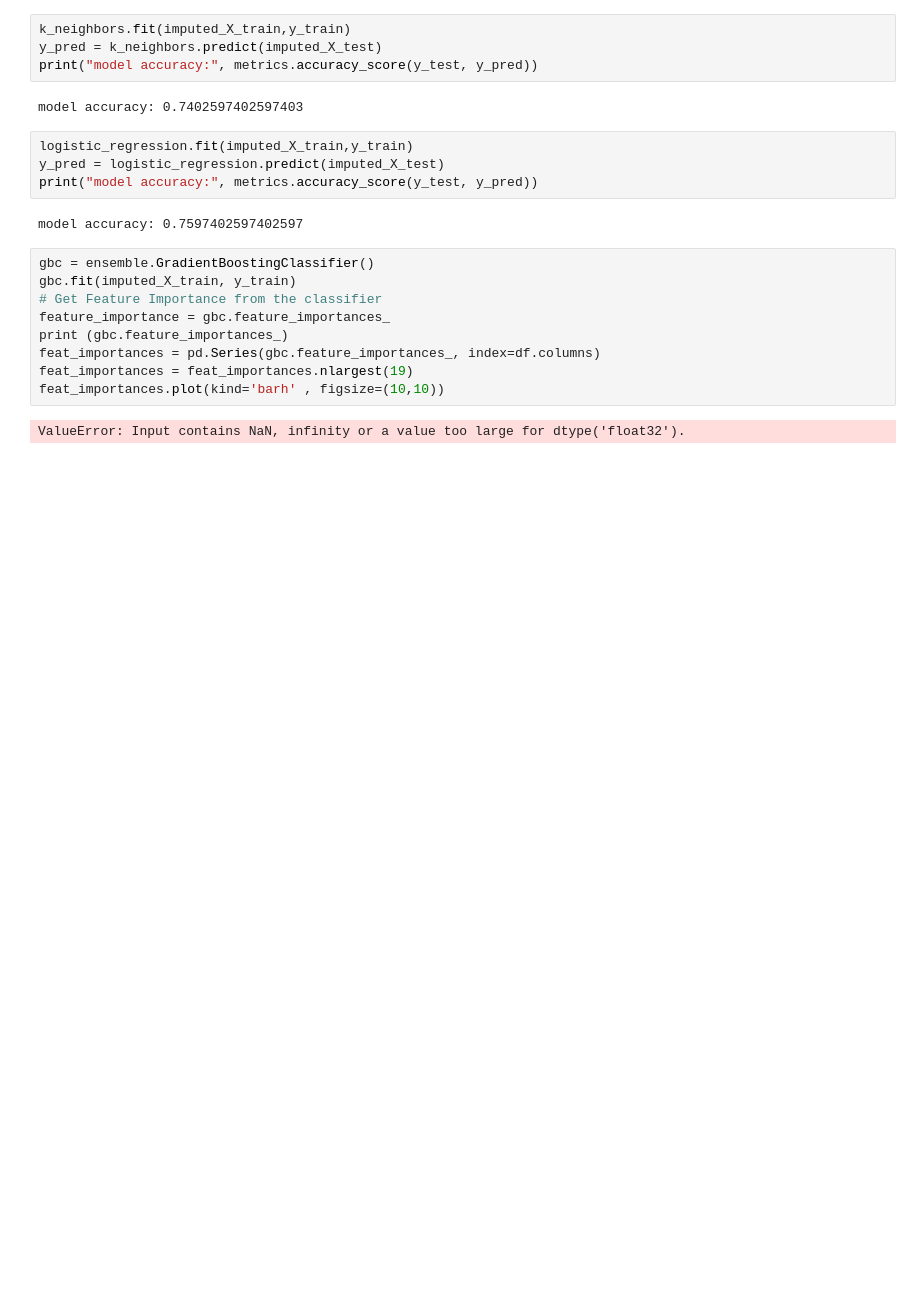
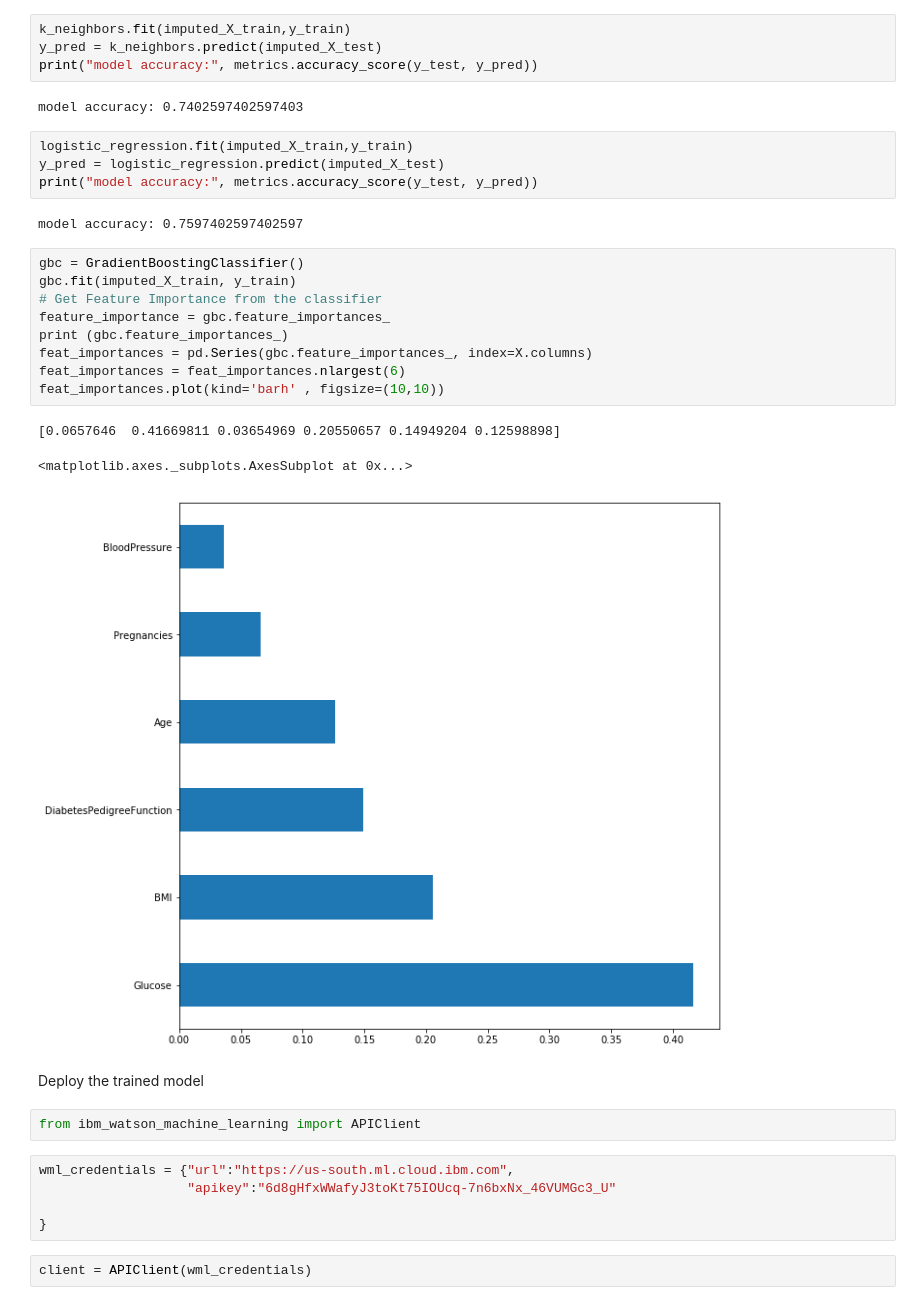
Before and after one commit to SmartPracticeschool/SPS-5486-Diabetics-Prediction-System-based-on-Life-Style, a Jupyter notebook: Diabetes Prediction System - Notebook.ipynb, the cells around one changed output. Saved outputs shown, nothing was run; the diff lists cells and outputs as text; blank space fills up the shorter version.

```diff
--- a/Diabetes Prediction System - Notebook.ipynb
+++ b/Diabetes Prediction System - Notebook.ipynb
@@ -261,13 +248,26 @@ print("model accuracy:", metrics.accuracy_score(y_test, y_pred))
 # %% [output]
 model accuracy: 0.7597402597402597
 # %%
-gbc = ensemble.GradientBoostingClassifier()
+gbc = GradientBoostingClassifier()
 gbc.fit(imputed_X_train, y_train)
 # Get Feature Importance from the classifier
 feature_importance = gbc.feature_importances_
 print (gbc.feature_importances_)
-feat_importances = pd.Series(gbc.feature_importances_, index=df.columns)
-feat_importances = feat_importances.nlargest(19)
+feat_importances = pd.Series(gbc.feature_importances_, index=X.columns)
+feat_importances = feat_importances.nlargest(6)
 feat_importances.plot(kind='barh' , figsize=(10,10))
 # %% [output]
-ValueError: Input contains NaN, infinity or a value too large for dtype('float32').
+[0.0657646  0.41669811 0.03654969 0.20550657 0.14949204 0.12598898]
+<matplotlib.axes._subplots.AxesSubplot at 0x...>
+[figure, added]
+# %% [markdown]
+Deploy the trained model
+# %%
+from ibm_watson_machine_learning import APIClient
+# %%
+wml_credentials = {"url":"https://us-south.ml.cloud.ibm.com",
+                   "apikey":"6d8gHfxWWafyJ3toKt75IOUcq-7n6bxNx_46VUMGc3_U"
+
+}
+# %%
+client = APIClient(wml_credentials)
```
Also changed, not shown: parts of 31 cells of this notebook.
